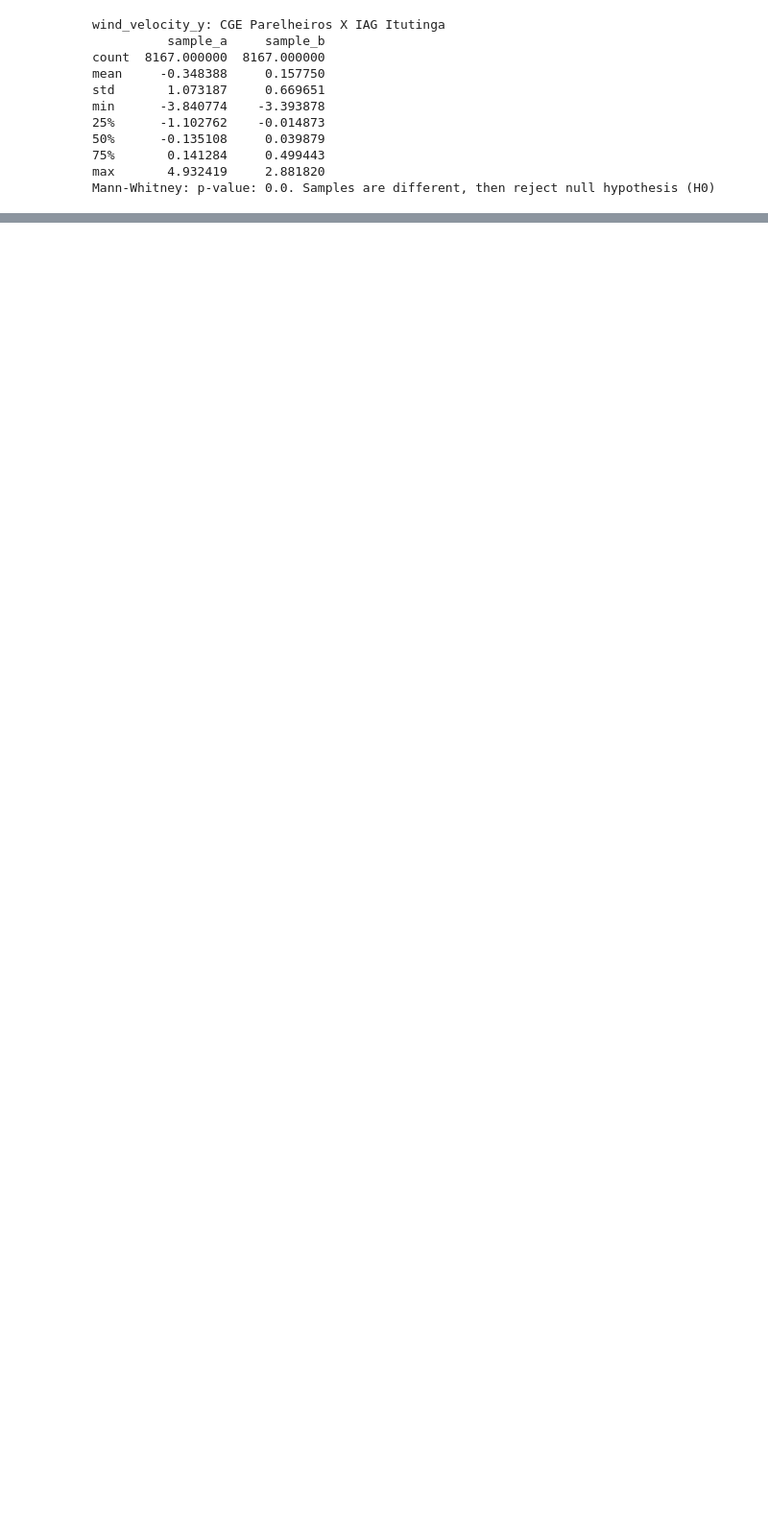
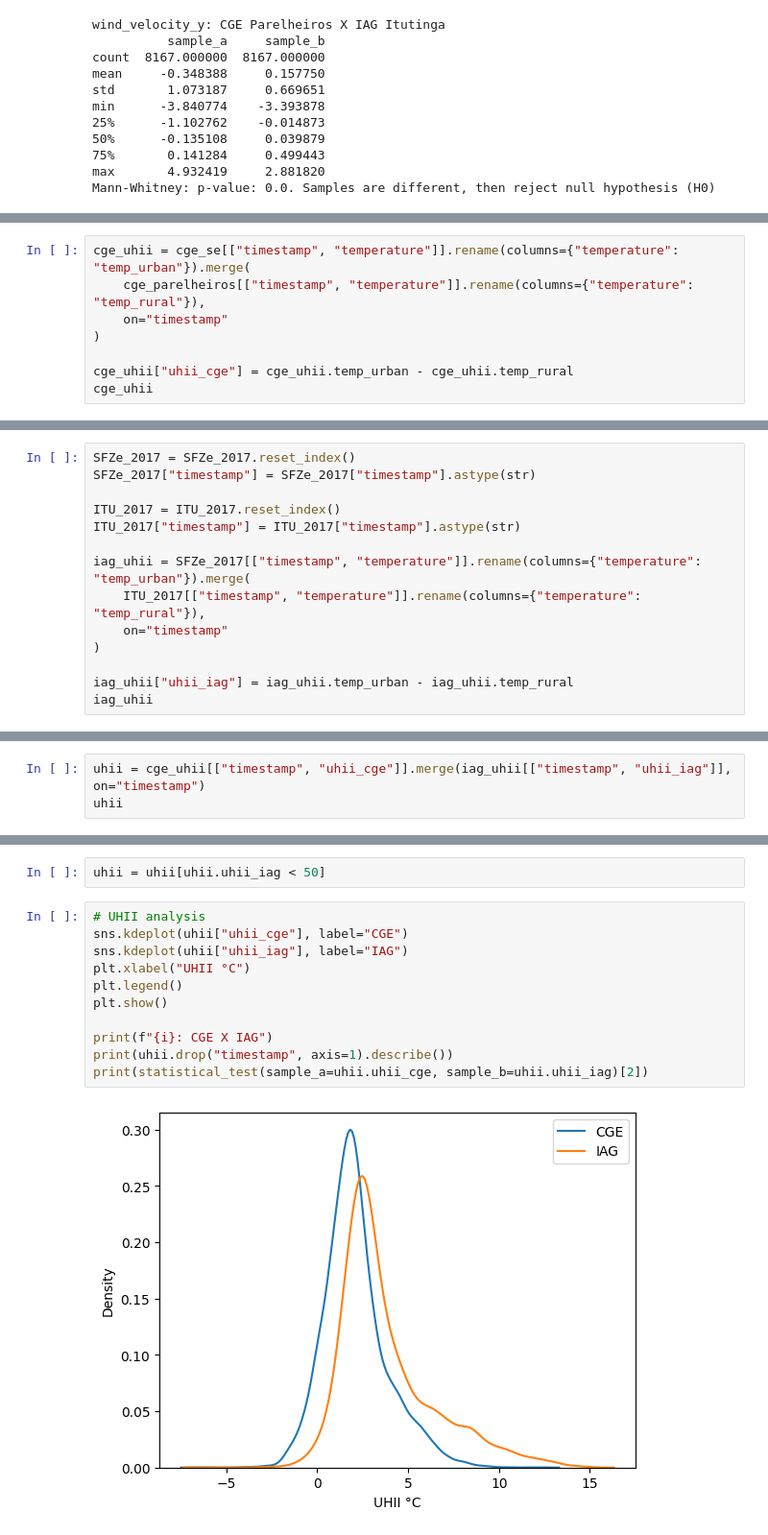
Before and after one commit to plbalmeida/ml-uhi, a Jupyter notebook: notebooks/5.0-iag-data-analysis.ipynb, the cells around one changed output, grey strips where cells are left out. Shown at 96% size. Saved outputs shown, nothing was run; the diff lists cells and outputs as text; blank space fills up the shorter version.

Commit message:
l prediction for IAG urban data

```diff
--- a/notebooks/5.0-iag-data-analysis.ipynb
+++ b/notebooks/5.0-iag-data-analysis.ipynb
@@ -660,0 +686,8 @@ Mann-Whitney: p-value: 0.0. Samples are different, then reject null hypothesis (
+# %%
+cge_uhii = cge_se[["timestamp", "temperature"]].rename(columns={"temperature": "temp_urban"}).merge(
+    cge_parelheiros[["timestamp", "temperature"]].rename(columns={"temperature": "temp_rural"}),
+    on="timestamp"
+)
+
+cge_uhii["uhii_cge"] = cge_uhii.temp_urban - cge_uhii.temp_rural
+cge_uhii
@@ -660,0 +708,14 @@ Mann-Whitney: p-value: 0.0. Samples are different, then reject null hypothesis (
+# %%
+SFZe_2017 = SFZe_2017.reset_index()
+SFZe_2017["timestamp"] = SFZe_2017["timestamp"].astype(str)
+
+ITU_2017 = ITU_2017.reset_index()
+ITU_2017["timestamp"] = ITU_2017["timestamp"].astype(str)
+
+iag_uhii = SFZe_2017[["timestamp", "temperature"]].rename(columns={"temperature": "temp_urban"}).merge(
+    ITU_2017[["timestamp", "temperature"]].rename(columns={"temperature": "temp_rural"}),
+    on="timestamp"
+)
+
+iag_uhii["uhii_iag"] = iag_uhii.temp_urban - iag_uhii.temp_rural
+iag_uhii
@@ -660,0 +736,3 @@ Mann-Whitney: p-value: 0.0. Samples are different, then reject null hypothesis (
+# %%
+uhii = cge_uhii[["timestamp", "uhii_cge"]].merge(iag_uhii[["timestamp", "uhii_iag"]], on="timestamp")
+uhii
@@ -660,0 +765,15 @@ Mann-Whitney: p-value: 0.0. Samples are different, then reject null hypothesis (
+# %%
+uhii = uhii[uhii.uhii_iag < 50]
+# %%
+# UHII analysis
+sns.kdeplot(uhii["uhii_cge"], label="CGE")
+sns.kdeplot(uhii["uhii_iag"], label="IAG")
+plt.xlabel("UHII °C")
+plt.legend()
+plt.show()
+
+print(f"{i}: CGE X IAG")
+print(uhii.drop("timestamp", axis=1).describe())
+print(statistical_test(sample_a=uhii.uhii_cge, sample_b=uhii.uhii_iag)[2])
+# %% [output]
+[figure, added]
```
Also changed, not shown: parts of 14 cells of this notebook.
